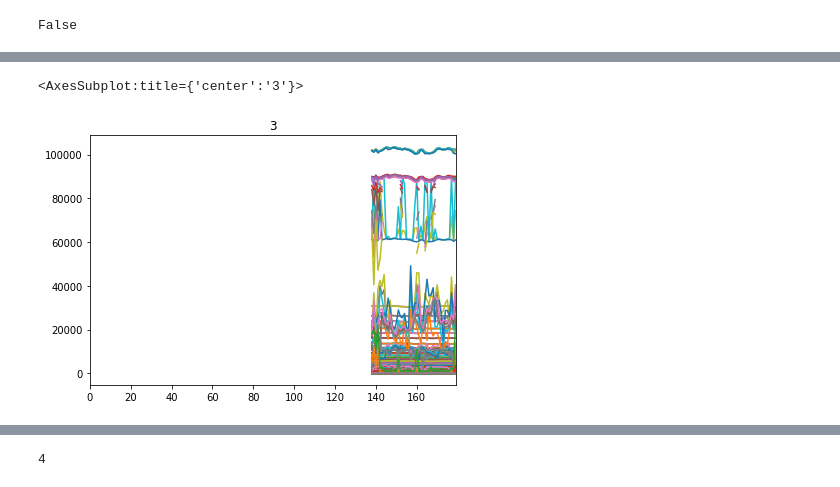
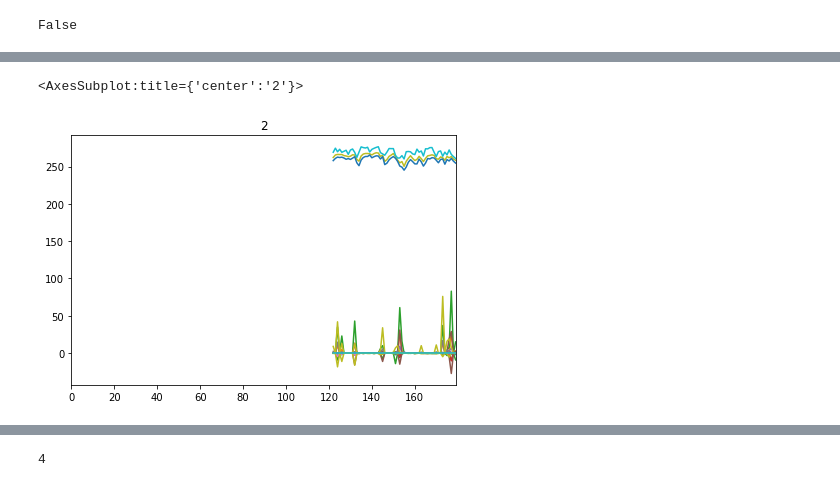
Before and after one commit to scottcha/OpenAvalancheProject, a Jupyter notebook: ML/4.TimeseriesAI.ipynb, the cells around one changed output, grey strips where cells are left out. Cells and saved outputs as stored; diff of their text form; code cells hidden in the pictures.

```diff
--- a/ML/4.TimeseriesAI.ipynb
+++ b/ML/4.TimeseriesAI.ipynb
@@ -146,2 +104,0 @@ pickle.dump( y_df, open( ml_path + 'y_' + file_label + 'df.p', 'wb' ) )
-# %%
-y_df = pickle.load( open( ml_path + 'y_' + file_label + 'df.p', 'rb' ) )
@@ -159,5 +112 @@ Moderate        11171
 Name: Day1DangerAboveTreeline, dtype: int64
-# %%
-#convert the labels to encoded values
-y_df[label + '_Cat'] = y_df[label].astype('category')
-y = y_df[label + '_Cat'].cat.codes.values
@@ -192,0 +113,3 @@ dict( enumerate(y_df[label + '_Cat'].cat.categories ) )
+# %%
+y, cat_dict = utils.get_y_as_cat(y_df)
+cat_dict
@@ -199,9 +122,10 @@ y.shape
 # %%
 #index file which indicates which rows in X are train or test
 #be carful these don't overlap
-train_test_split = 40000
+train_test_split = 5000
+num_y = 1000
 #can use a smaller train subset to make development faster
-splits_2 = (L([i for i in range(0,train_test_split)]), L([i for i in range(40000,40000+10000)]))
+splits_2 = (L([i for i in range(0,train_test_split)]).shuffle(), L([i for i in range(train_test_split,train_test_split+num_y)]).shuffle())
 # %%
 splits_2
 # %% [output]
@@ -288,6 +171,6 @@ memmap([[          nan,           nan,           nan, ..., 7.4142859e-05,
 # %%
 #check on set
-show_at(dsets.valid, 6)
+show_at(dsets.valid, 0)
 # %% [output]
-<AxesSubplot:title={'center':'3'}>
+<AxesSubplot:title={'center':'2'}>
-[figure, old version]
+[figure, new version]
```
Also changed, not shown: parts of 87 cells of this notebook.
